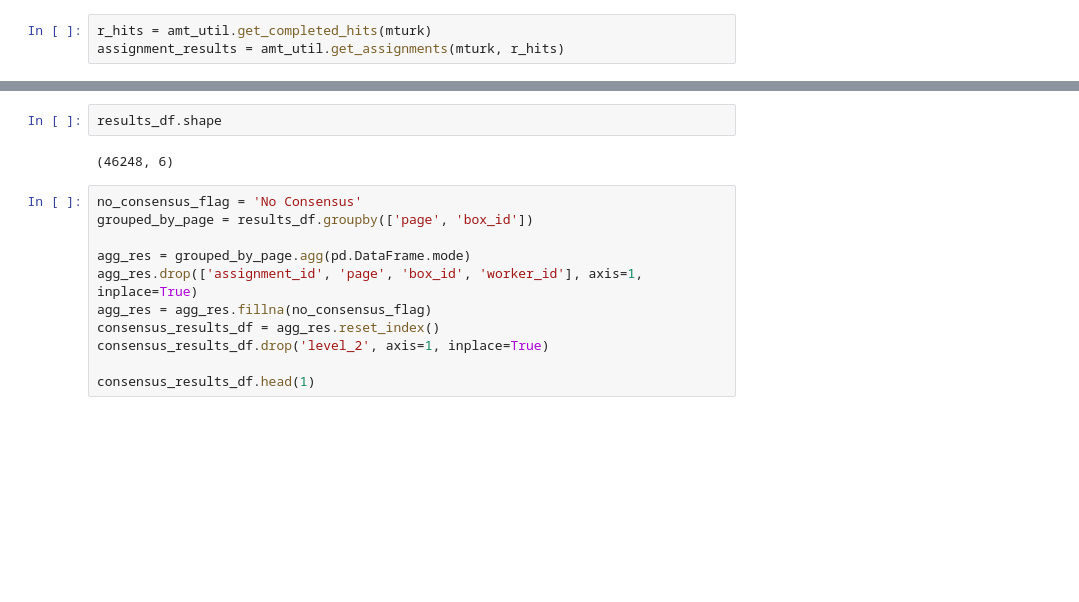
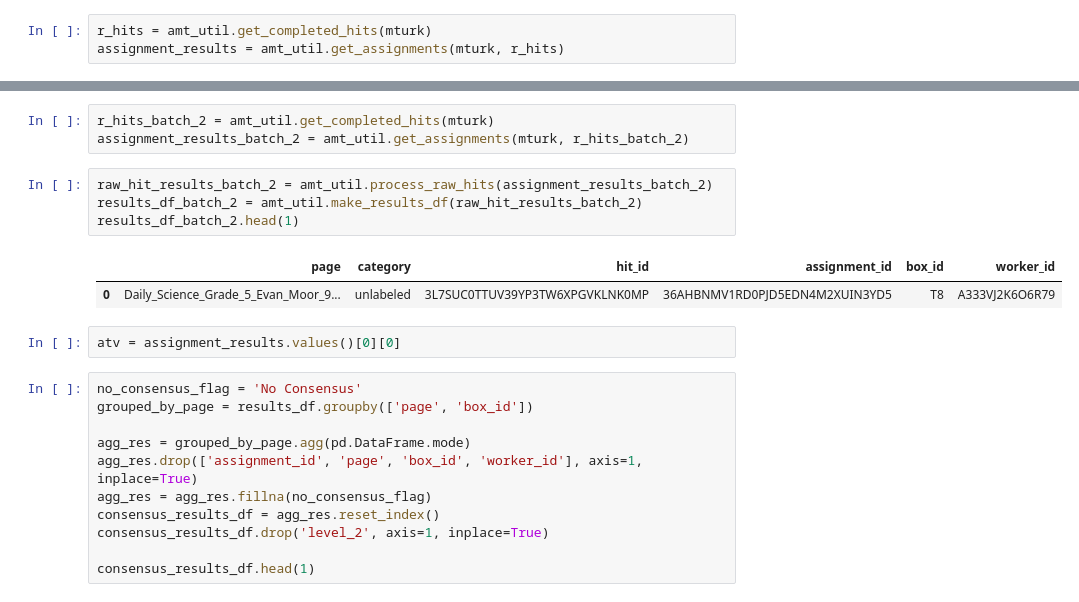
Before and after one commit to drschwenk/notebooks, a Jupyter notebook: stb/mturk_textbook_annotation_task.ipynb, the cells around one changed output, grey strips where cells are left out. Drawn from its saved outputs; the diff is of its cells as text; blank space fills up the shorter version.

```diff
--- a/stb/mturk_textbook_annotation_task.ipynb
+++ b/stb/mturk_textbook_annotation_task.ipynb
@@ -93,7 +102,15 @@ results_df.head(1)
-# %%
-results_df.shape
-# %% [output]
-(46248, 6)
+# %%
+r_hits_batch_2 = amt_util.get_completed_hits(mturk)
+assignment_results_batch_2 = amt_util.get_assignments(mturk, r_hits_batch_2)
+# %%
+raw_hit_results_batch_2 = amt_util.process_raw_hits(assignment_results_batch_2)
+results_df_batch_2 = amt_util.make_results_df(raw_hit_results_batch_2)
+results_df_batch_2.head(1)
+# %% [output]
+|  | page | category | hit_id | assignment_id | box_id | worker_id |
+| 0 | Daily_Science_Grade_5_Evan_Moor_9... | unlabeled | 3L7SUC0TTUV39YP3TW6XPGVKLNK0MP | 36AHBNMV1RD0PJD5EDN4M2XUIN3YD5 | T8 | A333VJ2K6O6R79 |
+# %%
+atv = assignment_results.values()[0][0]
 # %%
 no_consensus_flag = 'No Consensus'
 grouped_by_page = results_df.groupby(['page', 'box_id'])
```
Also changed, not shown: parts of 36 cells of this notebook, 6 other files.
